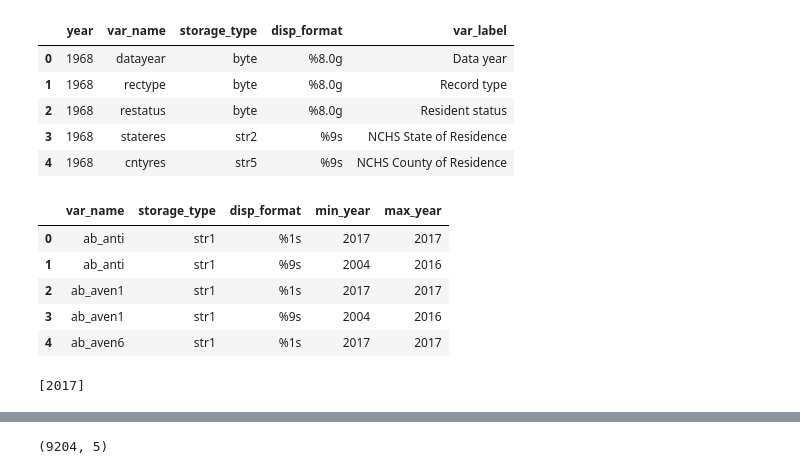
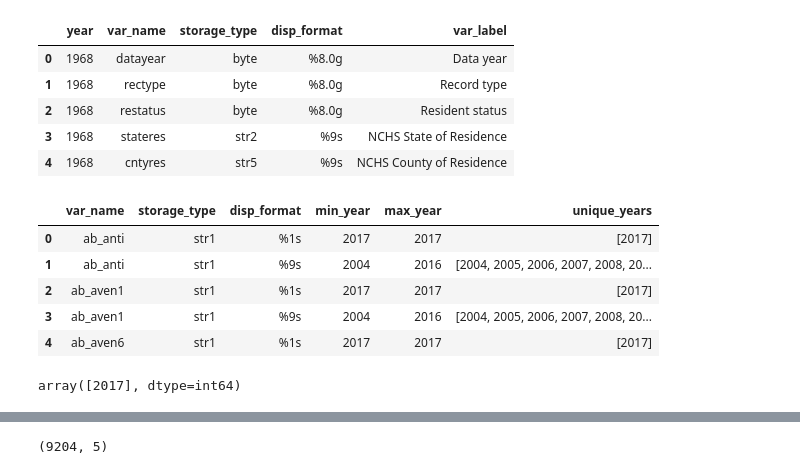
Before and after one commit to tvhahn/cdc-birth-data, a Jupyter notebook: notebooks/scratch/parse_desc_txt.ipynb, the cells around one changed output, grey strips where cells are left out. Cells and saved outputs as stored; diff of their text form; code cells hidden in the pictures.

```diff
--- a/notebooks/scratch/parse_desc_txt.ipynb
+++ b/notebooks/scratch/parse_desc_txt.ipynb
@@ -106,24 +106,24 @@ df.shape: (9203, 5)
 # %%
 # df.groupby([key_field]).agg({'time_field': [np.min,np.max]})
 
 # group by var_name, storage_type, and disp_format, and aggregate by min and max year
-df_agg = df.groupby(['var_name', 'storage_type', 'disp_format'], as_index=False).agg({'year': [np.min, np.max]})
+df_agg = df.groupby(['var_name', 'storage_type', 'disp_format'], as_index=False).agg({'year': [np.min, np.max, 'unique']})
 df_agg.columns = df_agg.columns.droplevel(1)
-df_agg.columns = ['var_name', 'storage_type', 'disp_format', 'min_year', 'max_year']
+df_agg.columns = ['var_name', 'storage_type', 'disp_format', 'min_year', 'max_year', 'unique_years']
 
 # df_agg = df_agg[0:5]
 df_agg.head()
 # %% [output]
-|  | var_name | storage_type | disp_format | min_year | max_year |
-| 0 | ab_anti | str1 | %1s | 2017 | 2017 |
-| 1 | ab_anti | str1 | %9s | 2004 | 2016 |
-| 2 | ab_aven1 | str1 | %1s | 2017 | 2017 |
-| 3 | ab_aven1 | str1 | %9s | 2004 | 2016 |
-| 4 | ab_aven6 | str1 | %1s | 2017 | 2017 |
+|  | var_name | storage_type | disp_format | min_year | max_year | unique_years |
+| 0 | ab_anti | str1 | %1s | 2017 | 2017 | [2017] |
+| 1 | ab_anti | str1 | %9s | 2004 | 2016 | [2004, 2005, 2006, 2007, 2008, 20... |
+| 2 | ab_aven1 | str1 | %1s | 2017 | 2017 | [2017] |
+| 3 | ab_aven1 | str1 | %9s | 2004 | 2016 | [2004, 2005, 2006, 2007, 2008, 20... |
+| 4 | ab_aven6 | str1 | %1s | 2017 | 2017 | [2017] |
-# %%
-list(range(2017, 2017+1))
-# %% [output]
-[2017]
+# %%
+df_agg.iloc[0]['unique_years']
+# %% [output]
+array([2017], dtype=int64)
 # %%
 for index, row in df_agg.iterrows():
     var_label_list = []
```
Also changed, not shown: parts of 11 cells of this notebook.
